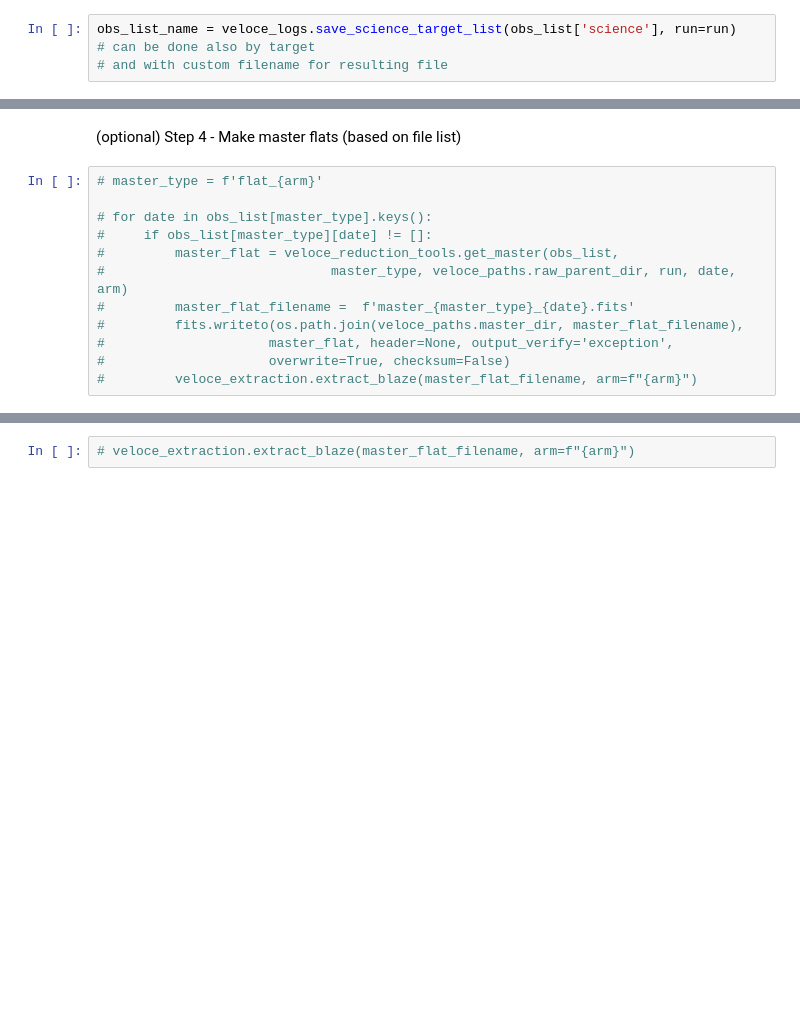
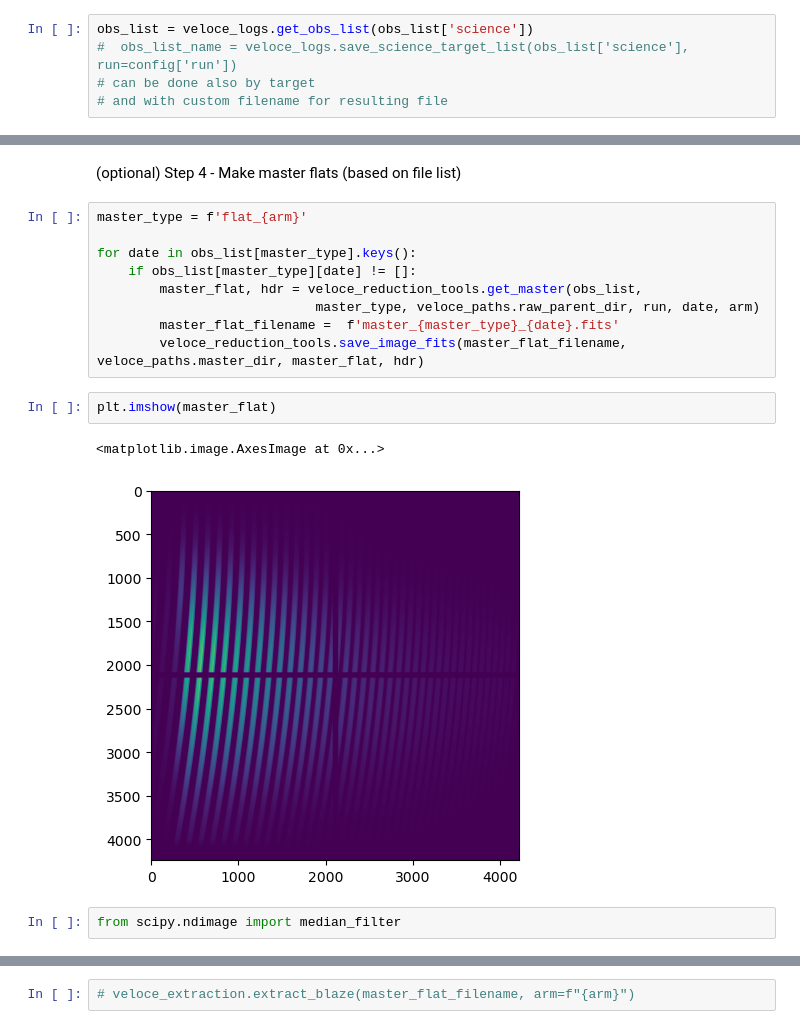
Before and after one commit to joakru-astro/veloce_reduction, a Jupyter notebook: veloce_reduction.ipynb, the cells around one changed output, grey strips where cells are left out. Drawn from its saved outputs; the diff is of its cells as text; blank space fills up the shorter version.

```diff
--- a/veloce_reduction.ipynb
+++ b/veloce_reduction.ipynb
@@ -47,7 +75,8 @@ for day, date in zip(days, dates):
 # %% [markdown]
 Step 2 - save targets list
 # %%
-obs_list_name = veloce_logs.save_science_target_list(obs_list['science'], run=run)
+obs_list = veloce_logs.get_obs_list(obs_list['science'])
+#  obs_list_name = veloce_logs.save_science_target_list(obs_list['science'], run=config['run'])
 # can be done also by target
 # and with custom filename for resulting file
 # %% [markdown]
@@ -93,14 +125,18 @@ Text(0, 0.5, 'Flux [ADU]')
 # %% [markdown]
 (optional) Step 4 - Make master flats (based on file list)
 # %%
-# master_type = f'flat_{arm}'
+master_type = f'flat_{arm}'
 
-# for date in obs_list[master_type].keys():
-#     if obs_list[master_type][date] != []:
-#         master_flat = veloce_reduction_tools.get_master(obs_list,
-#                             master_type, veloce_paths.raw_parent_dir, run, date, arm)
-#         master_flat_filename =  f'master_{master_type}_{date}.fits'
-#         fits.writeto(os.path.join(veloce_paths.master_dir, master_flat_filename),
-#                     master_flat, header=None, output_verify='exception',
-#                     overwrite=True, checksum=False)
-#         veloce_extraction.extract_blaze(master_flat_filename, arm=f"{arm}")
+for date in obs_list[master_type].keys():
+    if obs_list[master_type][date] != []:
+        master_flat, hdr = veloce_reduction_tools.get_master(obs_list,
+                            master_type, veloce_paths.raw_parent_dir, run, date, arm)
+        master_flat_filename =  f'master_{master_type}_{date}.fits'
+        veloce_reduction_tools.save_image_fits(master_flat_filename, veloce_paths.master_dir, master_flat, hdr)
+# %%
+plt.imshow(master_flat)
+# %% [output]
+<matplotlib.image.AxesImage at 0x...>
+[figure, added]
+# %%
+from scipy.ndimage import median_filter
```
Also changed, not shown: parts of 25 cells of this notebook, 12 other files.
